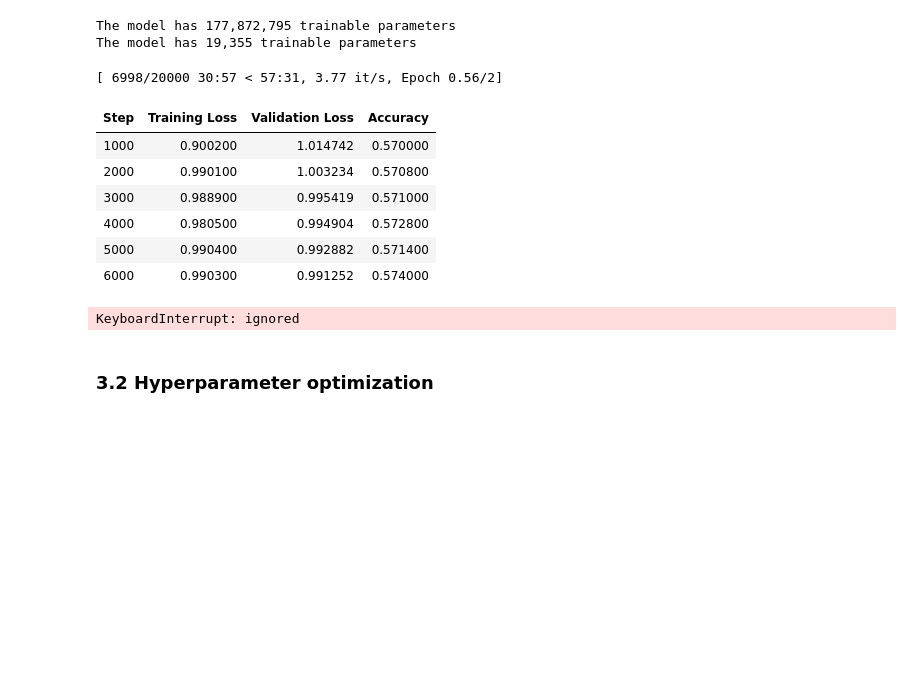
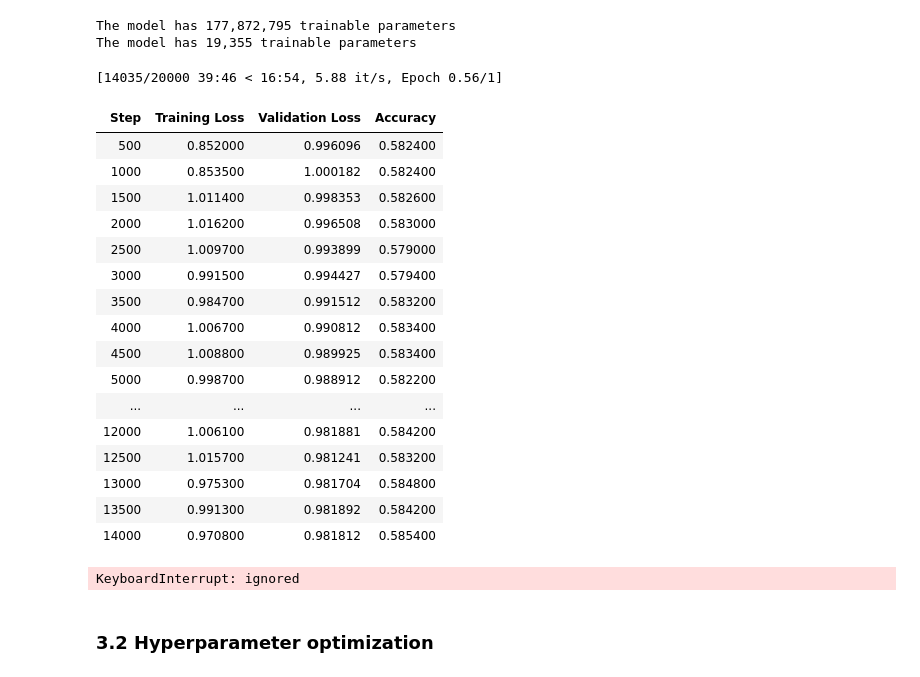
Before and after one commit to Iispar/dl-in-hlt-project, a Jupyter notebook: course_project_template.ipynb, the cells around one changed output. Saved outputs shown, nothing was run; the diff lists cells and outputs as text; code cells hidden in the pictures; blank space fills up the shorter version.

Commit message:
eval run

```diff
--- a/course_project_template.ipynb
+++ b/course_project_template.ipynb
@@ -236,42 +257,52 @@ The model has 19,355 trainable parameters
 training_args = TrainingArguments(
     output_dir='./results',
     evaluation_strategy = 'steps',
     logging_strategy = 'steps',
-    eval_steps = 1000,
-    logging_steps = 1000,
+    eval_steps = 500,
+    logging_steps = 500,
     learning_rate=1.2668184349858087e-05,
     per_device_train_batch_size=8,
     per_device_eval_batch_size=8,
     max_steps = 20000,
     num_train_epochs=4,
     weight_decay=0.01,
   )
 
 data_collator = DataCollatorWithPadding(tokenizer=tokenizer)
 early_stopping = transformers.EarlyStoppingCallback(3); # stop training if the eval loss is not getting better.
 
 # Set the trainer
 trainer = Trainer(
     model = model,
     args = training_args,
     train_dataset = eng_tokenized['train'],
     eval_dataset = eng_tokenized['test'],
     tokenizer = tokenizer,
     data_collator = data_collator,
     compute_metrics = compute_accuracy,
 )
 
 # train the model
 trainer.train()
 # %% [output]
-[ 6998/20000 30:57 < 57:31, 3.77 it/s, Epoch 0.56/2]
+[14035/20000 39:46 < 16:54, 5.88 it/s, Epoch 0.56/1]
 | Step | Training Loss | Validation Loss | Accuracy |
-| 1000 | 0.900200 | 1.014742 | 0.570000 |
-| 2000 | 0.990100 | 1.003234 | 0.570800 |
-| 3000 | 0.988900 | 0.995419 | 0.571000 |
-| 4000 | 0.980500 | 0.994904 | 0.572800 |
-| 5000 | 0.990400 | 0.992882 | 0.571400 |
-| 6000 | 0.990300 | 0.991252 | 0.574000 |
+| 500 | 0.852000 | 0.996096 | 0.582400 |
+| 1000 | 0.853500 | 1.000182 | 0.582400 |
+| 1500 | 1.011400 | 0.998353 | 0.582600 |
+| 2000 | 1.016200 | 0.996508 | 0.583000 |
+| 2500 | 1.009700 | 0.993899 | 0.579000 |
+| 3000 | 0.991500 | 0.994427 | 0.579400 |
+| 3500 | 0.984700 | 0.991512 | 0.583200 |
+| 4000 | 1.006700 | 0.990812 | 0.583400 |
+| 4500 | 1.008800 | 0.989925 | 0.583400 |
+| 5000 | 0.998700 | 0.988912 | 0.582200 |
+| ... | ... | ... | ... |
+| 12000 | 1.006100 | 0.981881 | 0.584200 |
+| 12500 | 1.015700 | 0.981241 | 0.583200 |
+| 13000 | 0.975300 | 0.981704 | 0.584800 |
+| 13500 | 0.991300 | 0.981892 | 0.584200 |
+| 14000 | 0.970800 | 0.981812 | 0.585400 |
 KeyboardInterrupt: ignored
 # %% [markdown]
 ### 3.2 Hyperparameter optimization
```
Also changed, not shown: parts of 14 cells of this notebook.
